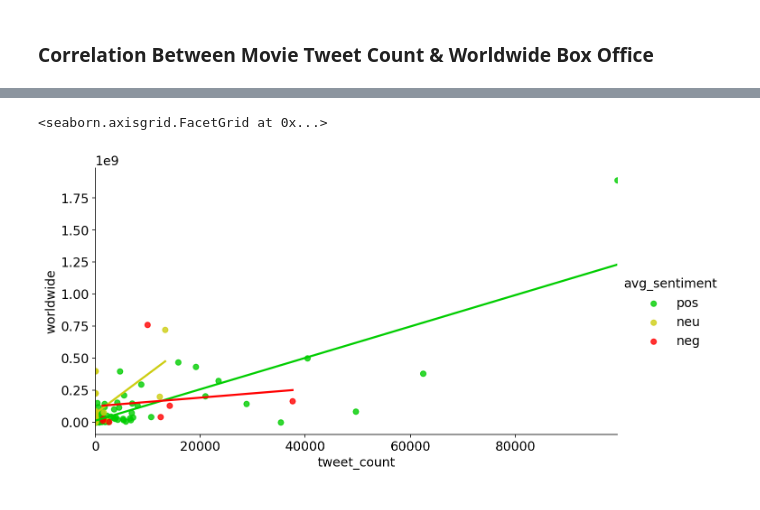
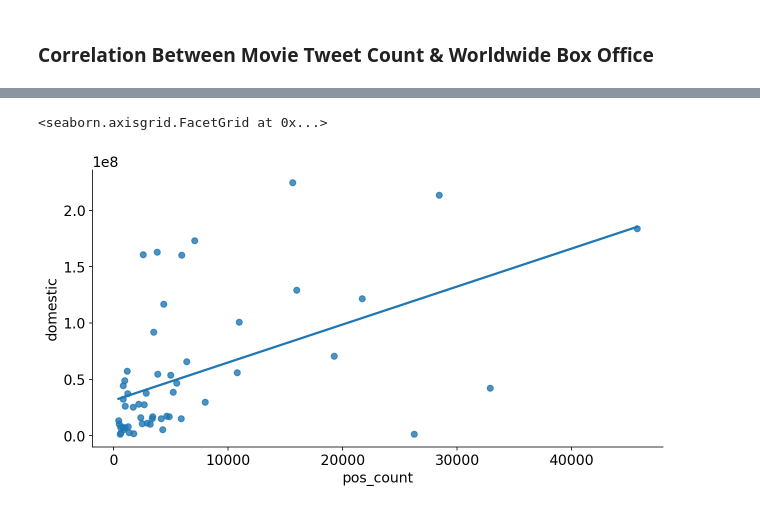
Before and after one commit to mabdilahCSE/Sentiment-Analysis, a Jupyter notebook: sentiment_analysis.ipynb, the cells around one changed output, grey strips where cells are left out. Drawn from its saved outputs; the diff is of its cells as text; code cells hidden in the pictures.

```diff
--- a/sentiment_analysis.ipynb
+++ b/sentiment_analysis.ipynb
@@ -202,0 +192,4 @@ correlation_df.head()
+# %%
+# join with box office
+joined_df = movie_aggregate_df.merge(movies_df, left_on='movie_id', right_index=True)
+joined_df.head(10)
@@ -204,4 +270,8 @@ correlation_df.head()
 def std_cash(string):
     string = string.replace('$','').replace(',','')
     return float(string)
-correlation_df['worldwide'] = correlation_df['worldwide'].apply(std_cash)
+
+correlation_df = pd.DataFrame()
+correlation_df['compound'] = joined_df['compound_mean']
+correlation_df['domestic'] = joined_df['domestic'].apply(std_cash)
+correlation_df.head()
@@ -285,0 +319,3 @@ avg_correlation_df
+# %%
+correlation_df['num_tweets'] = joined_df['num_tweets']
+correlation_df.head(10)
@@ -326,0 +393,26 @@ avg_correlation_df.head()
+# %%
+pos_df = sentiment_df[sentiment_df['label'] == 'pos']
+neu_df = sentiment_df[sentiment_df['label'] == 'neu']
+neg_df = sentiment_df[sentiment_df['label'] == 'neg']
+
+
+pos_grouped = pos_df.groupby(by=['movie_id'])
+pos_count = pos_grouped.count()['tweet_clean']
+neu_grouped = neu_df.groupby(by=['movie_id'])
+neu_count = neu_grouped.count()['tweet_clean']
+neg_grouped = neg_df.groupby(by=['movie_id'])
+neg_count = neg_grouped.count()['tweet_clean']
+labeled_count_df = pd.DataFrame()
+labeled_count_df['pos_count'] = pos_count
+labeled_count_df['neu_count'] = neu_count
+labeled_count_df['neg_count'] = neg_count
+labeled_count_df['num_tweets'] = labeled_count_df['pos_count'] + labeled_count_df['neu_count'] + labeled_count_df['neg_count']
+
+# Remove outliers and low tweet counts
+labeled_count_df = labeled_count_df[labeled_count_df['num_tweets'] > 1000]
+labeled_count_df = labeled_count_df[labeled_count_df['num_tweets'] < 100000]
+
+# Add domestic
+labeled_count_df['domestic'] = correlation_df['domestic']
+
+labeled_count_df.head(10)
@@ -327,7 +432,7 @@ avg_correlation_df.head()
 # %%
-palette = dict(zip(['pos', 'neu', 'neg'], sns.color_palette(['#00cd00','#cdcd11','#ff0000'])))
-sns.lmplot(x='tweet_count', y='worldwide', hue='avg_sentiment',
-           data=avg_correlation_df, palette=palette, ci=None, aspect=1.8)
+# plot pos
+sns.lmplot(x='pos_count', y='domestic',
+           data=labeled_count_df, ci=None, aspect=1.8)
 # %% [output]
 <seaborn.axisgrid.FacetGrid at 0x...>
-[figure, old version]
+[figure, new version]
```
Also changed, not shown: parts of 40 cells of this notebook.
